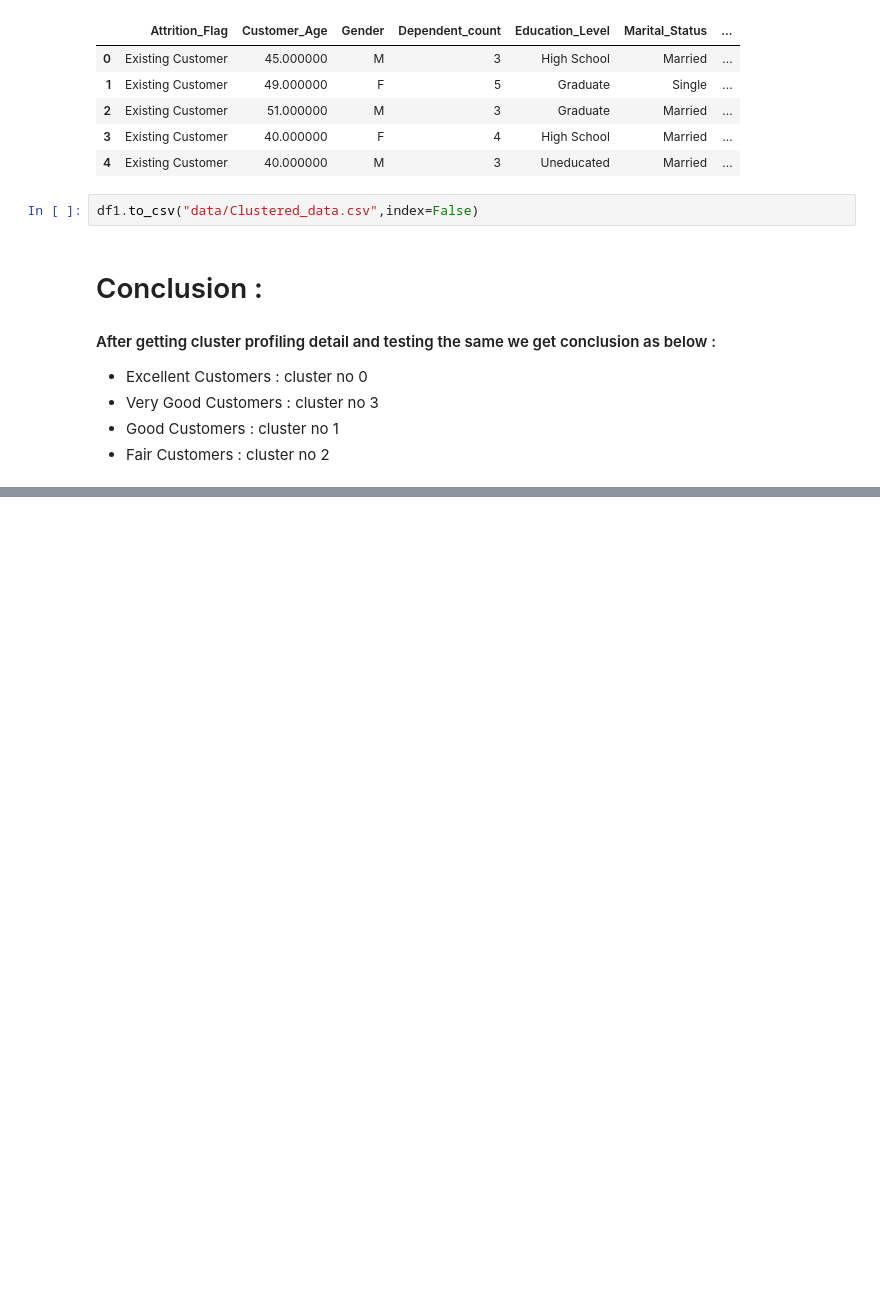
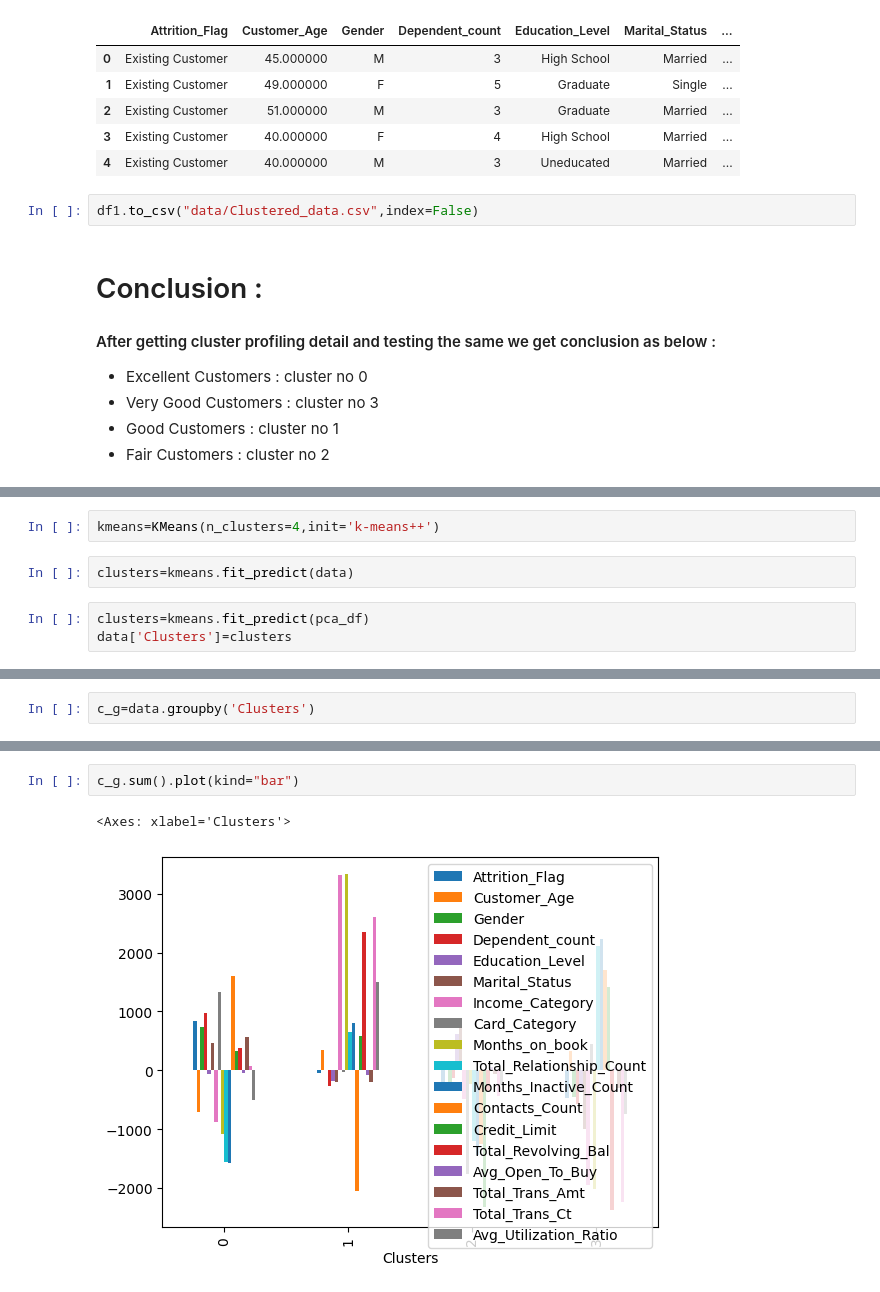
Before and after one commit to pratikrathod08/Customer_Purchase_Capacity, a Jupyter notebook: notebooks/model_training.ipynb, the cells around one changed output, grey strips where cells are left out. Drawn from its saved outputs; the diff is of its cells as text; blank space fills up the shorter version.

```diff
--- a/notebooks/model_training.ipynb
+++ b/notebooks/model_training.ipynb
@@ -520,0 +583,7 @@ df1.to_csv("data/Clustered_data.csv",index=False)
+# %%
+kmeans=KMeans(n_clusters=4,init='k-means++')
+# %%
+clusters=kmeans.fit_predict(data)
+# %%
+clusters=kmeans.fit_predict(pca_df)
+data['Clusters']=clusters
@@ -520,0 +603,2 @@ df1.to_csv("data/Clustered_data.csv",index=False)
+# %%
+c_g=data.groupby('Clusters')
@@ -520,0 +614,5 @@ df1.to_csv("data/Clustered_data.csv",index=False)
+# %%
+c_g.sum().plot(kind="bar")
+# %% [output]
+<Axes: xlabel='Clusters'>
+[figure, added]
```
Also changed, not shown: parts of 43 cells of this notebook, 15 other files.
